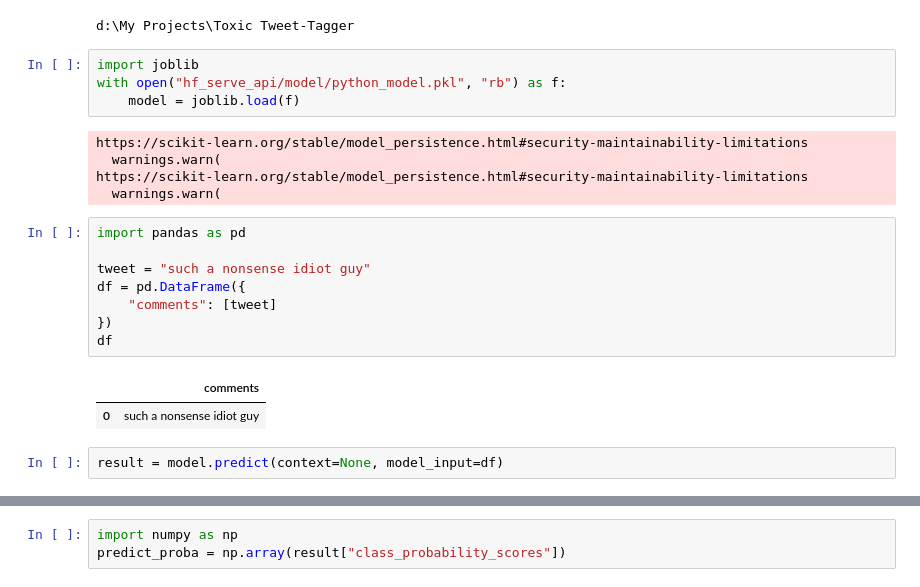
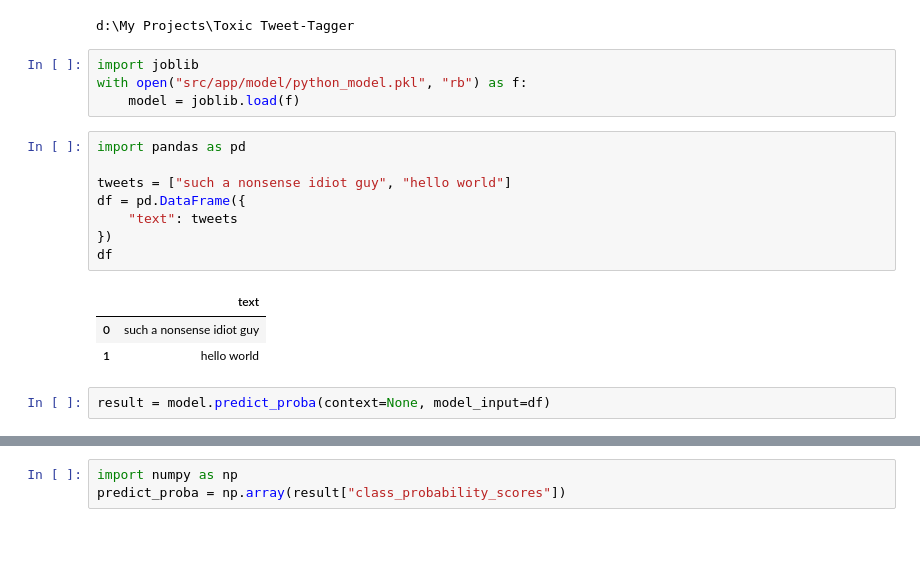
Before and after one commit to SubinoyBera/Toxic-TweetTagger, a Jupyter notebook: notebooks/test.ipynb, the cells around one changed output, grey strips where cells are left out. Cells and saved outputs as stored; diff of their text form; blank space fills up the shorter version.

```diff
--- a/notebooks/test.ipynb
+++ b/notebooks/test.ipynb
@@ -354,26 +354,22 @@ UUID('04ef9750-553d-4831-9395-e887fd1c7f25')
 d:\My Projects\Toxic Tweet-Tagger
 # %%
 import joblib
-with open("hf_serve_api/model/python_model.pkl", "rb") as f:
+with open("src/app/model/python_model.pkl", "rb") as f:
     model = joblib.load(f)
-# %% [output]
-https://scikit-learn.org/stable/model_persistence.html#security-maintainability-limitations
-  warnings.warn(
-https://scikit-learn.org/stable/model_persistence.html#security-maintainability-limitations
-  warnings.warn(
 # %%
 import pandas as pd
 
-tweet = "such a nonsense idiot guy"
+tweets = ["such a nonsense idiot guy", "hello world"]
 df = pd.DataFrame({
-    "comments": [tweet]
+    "text": tweets
 })
 df
 # %% [output]
-|  | comments |
+|  | text |
 | 0 | such a nonsense idiot guy |
+| 1 | hello world |
 # %%
-result = model.predict(context=None, model_input=df)
+result = model.predict_proba(context=None, model_input=df)
 # %%
 result
 # %% [output]
```
Also changed, not shown: parts of 1 cell of this notebook, 1 other file.
